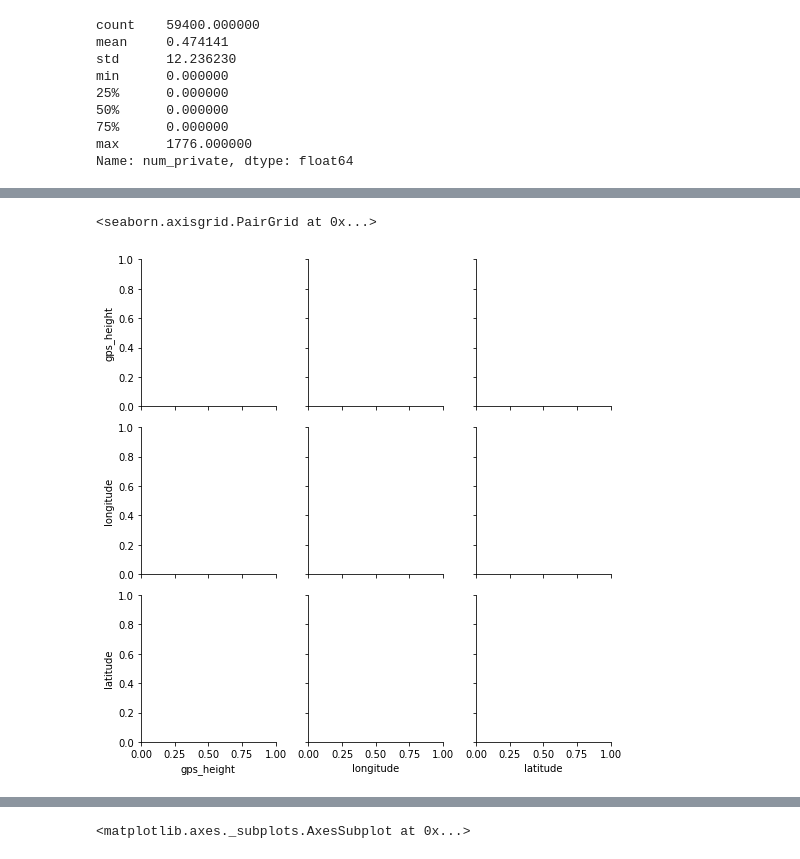
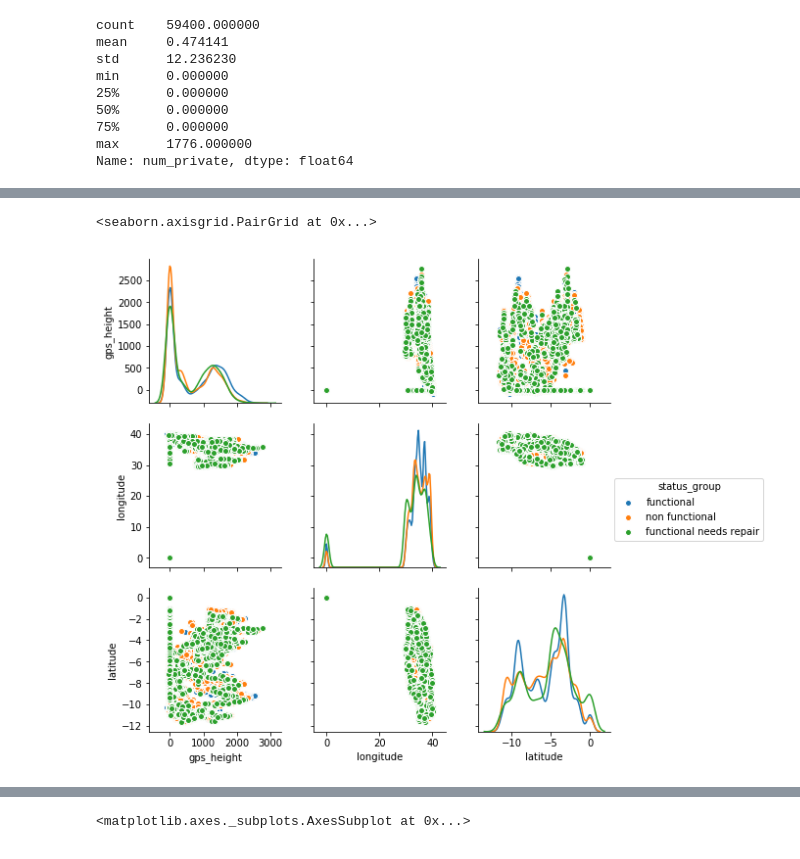
Before and after one commit to JohnErnestBonanno/WaterPump, a Jupyter notebook: Cleaning_WaterPump.ipynb, the cells around one changed output, grey strips where cells are left out. Saved outputs shown, nothing was run; the diff lists cells and outputs as text; code cells hidden in the pictures.

```diff
--- a/Cleaning_WaterPump.ipynb
+++ b/Cleaning_WaterPump.ipynb
@@ -271,7 +280,9 @@ sns.PairGrid(train[['amount_tsh','gps_height','longitude','latitude',
 # %%
-sns.PairGrid(train[['gps_height','longitude','latitude',
-                    'status_group']])
+sns.pairplot(train[['gps_height','longitude','latitude',
+                    'status_group']],
+              hue = 'status_group',
+             diag_kind = 'kde')
 # %% [output]
 <seaborn.axisgrid.PairGrid at 0x...>
-[figure, old version]
+[figure, new version]
 # %%
```
Also changed, not shown: parts of 7 cells of this notebook.
